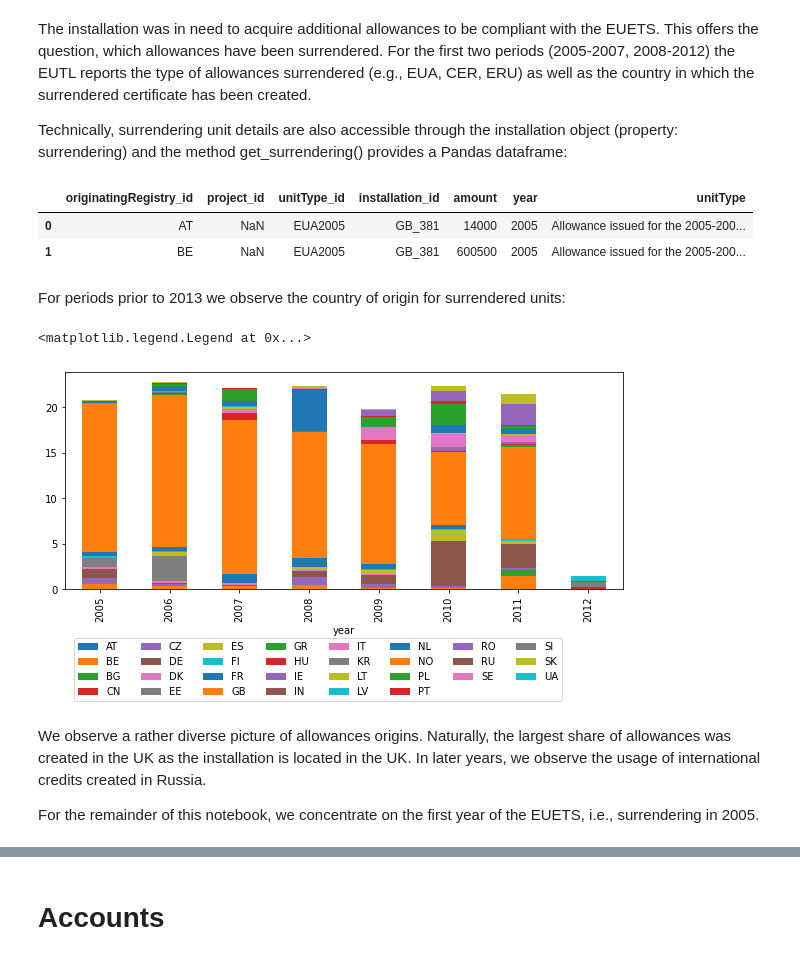
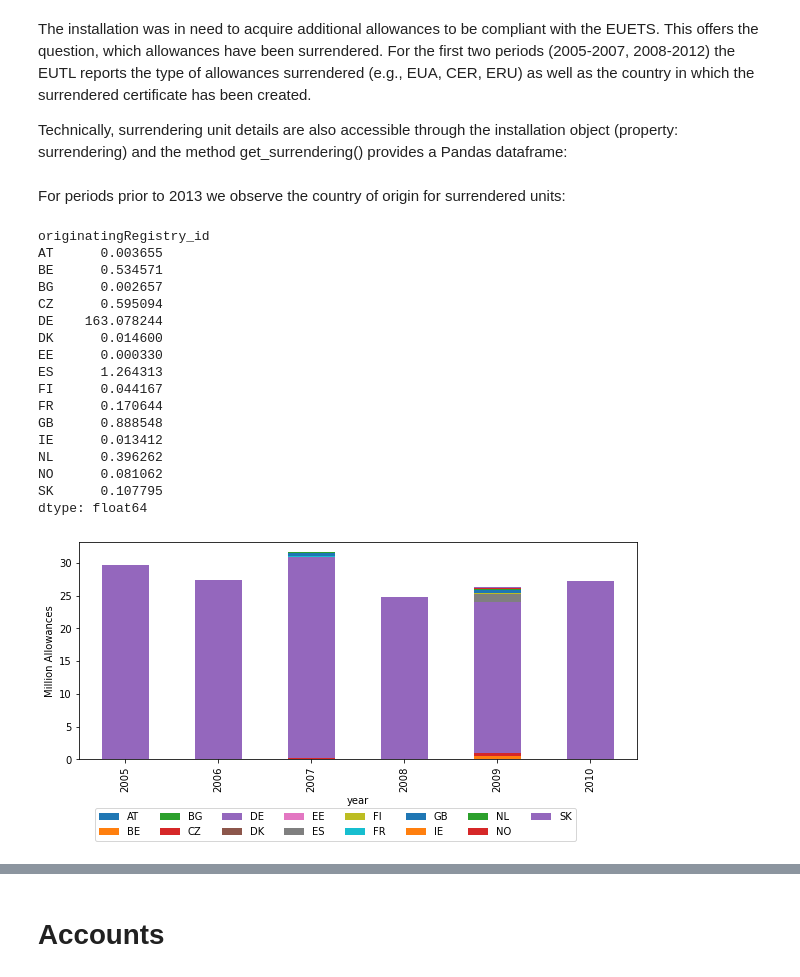
Before and after one commit to jabrell/pyeutl, a Jupyter notebook: orm_2_Installations.ipynb, the cells around one changed output, grey strips where cells are left out. Saved outputs shown, nothing was run; the diff lists cells and outputs as text; code cells hidden in the pictures.

```diff
--- a/orm_2_Installations.ipynb
+++ b/orm_2_Installations.ipynb
@@ -14,7 +14,7 @@ The analysis takes place in three steps:
 2. The installation object provides methods to obtain compliance and surrendering details as well as associated accounts
 3. Account objects provide methods to assess related transactions.
 # %%
-id_inst = "GB_381"
+id_inst = "DE_1649"
 # %% [markdown]
 # Packages and options
 # %%
@@ -84,25 +85,34 @@ The plot provides three main insights: First, in all years, verified emissions e
 The installation was in need to acquire additional allowances to be compliant with the EUETS. This offers the question, which allowances have been surrendered. For the first two periods (2005-2007, 2008-2012) the EUTL reports the type of allowances surrendered (e.g., EUA, CER, ERU) as well as the country in which the surrendered certificate has been created.
 
 Technically, surrendering unit details are also accessible through the installation object (property: surrendering) and the method get_surrendering() provides a Pandas dataframe:
-# %%
-inst.get_surrendering().head(2)
-# %% [output]
-|  | originatingRegistry_id | project_id | unitType_id | installation_id | amount | year | unitType |
-| 0 | AT | NaN | EUA2005 | GB_381 | 14000 | 2005 | Allowance issued for the 2005-200... |
-| 1 | BE | NaN | EUA2005 | GB_381 | 600500 | 2005 | Allowance issued for the 2005-200... |
 # %% [markdown]
 For periods prior to 2013 we observe the country of origin for surrendered units:
 # %%
-ax = inst.get_surrendering()\
-        [["year", "originatingRegistry_id", "amount"]]\
-        .pivot_table("amount", "year", "originatingRegistry_id")\
-        .div(1000000)\
-        .plot(kind="bar", stacked=True,  figsize=(10,4),)
+df_p = (inst.get_surrendering()[["year", "originatingRegistry_id", "amount"]]
+        .pivot_table("amount", "year", "originatingRegistry_id")
+        .div(1000000)
+       )
+
+ax = df_p.plot(kind="bar", stacked=True,  figsize=(10,4),)
 ax.legend(bbox_to_anchor=(0.9, -0.2), loc=0, ncol=8)
+ax.set_ylabel("Million Allowances")
+df_p.sum()
 # %% [output]
-<matplotlib.legend.Legend at 0x...>
+originatingRegistry_id
+AT      0.003655
+BE      0.534571
+BG      0.002657
+CZ      0.595094
+DE    163.078244
+DK      0.014600
+EE      0.000330
+ES      1.264313
+FI      0.044167
+FR      0.170644
+GB      0.888548
+IE      0.013412
+NL      0.396262
+NO      0.081062
+SK      0.107795
+dtype: float64
-[figure, old version]
+[figure, new version]
-# %% [markdown]
-We observe a rather diverse picture of allowances origins. Naturally, the largest share of allowances was created in the UK as the installation is located in the UK. In later years, we observe the usage of international credits created in Russia.
-
-For the remainder of this notebook, we concentrate on the first year of the EUETS, i.e., surrendering in 2005.
```
Also changed, not shown: parts of 19 cells of this notebook, 8 other files.
